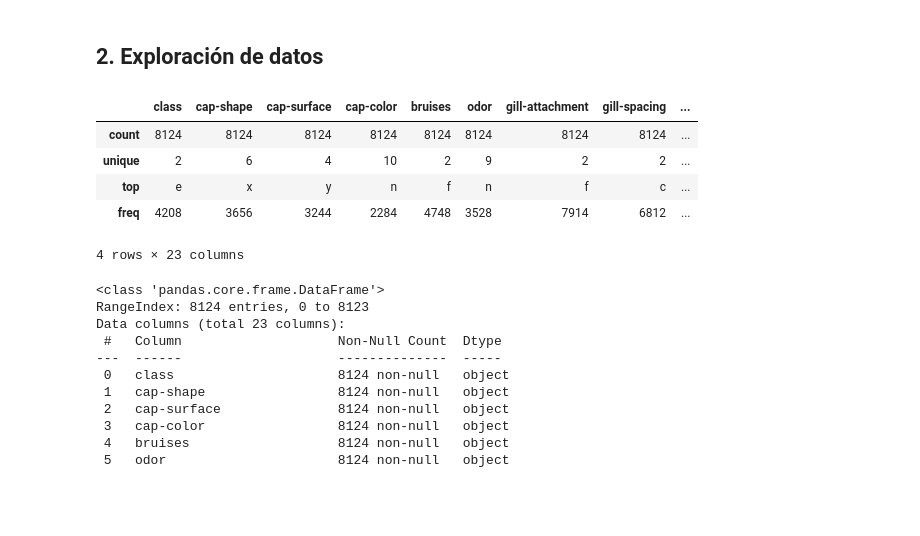
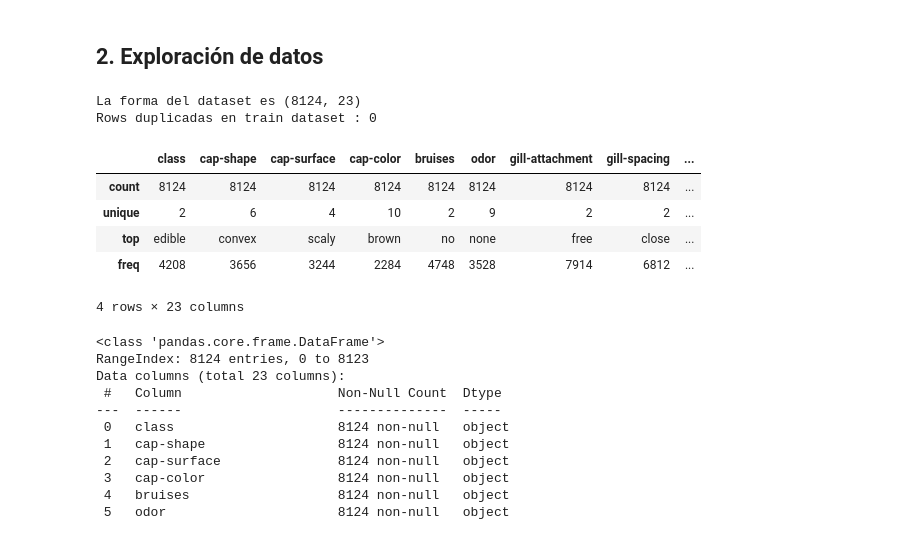
Before and after one commit to fintihlupik/Project-6-Mushrooms, a Jupyter notebook: notebooks/workshop-clustering-pca.ipynb, the cells around one changed output. Drawn from its saved outputs; the diff is of its cells as text; code cells hidden in the pictures; blank space fills up the shorter version.

```diff
--- a/notebooks/workshop-clustering-pca.ipynb
+++ b/notebooks/workshop-clustering-pca.ipynb
@@ -24,7 +24,7 @@ from sklearn.decomposition import PCA
 ## **1. Leer conjunto de datos y primer vistazo**
 # %%
 # Cargamos el dataset de setas
-df = pd.read_csv('../data/mushrooms.csv')
+df = pd.read_csv('mushrooms.csv')
 
 # Visualizamos las primeras filas del dataframe
 df.head()
@@ -38,0 +241,19 @@ df.head()
+# %%
+def decode_feature(value, feature_name):
+    """Decode a feature using the mapping dictionary"""
+    return attribute_mappings[feature_name].get(value, value)
+
+# Transfor all dataframe
+def decode_dataframe(df):
+    df_decoded = df.copy()
+
+    for column in df.columns:
+        if column in attribute_mappings:
+            df_decoded[column] = df_decoded[column].apply(lambda x: decode_feature(x, column))
+    return df_decoded
+
+df_decoded = decode_dataframe(df)
+print(df_decoded.head(5))
+
+df_decoded.to_csv('mushrooms-decoded.csv', index=False)
+print("Decoded data saved to 'mushrooms-decoded.csv'")
@@ -39,13 +294,19 @@ df.head()
 # %% [markdown]
 ## **2. Exploración de datos**
+# %%
+print('La forma del dataset es', df.shape)
+print('Rows duplicadas en train dataset :', df.duplicated().sum() )
+# %% [output]
+La forma del dataset es (8124, 23)
+Rows duplicadas en train dataset : 0
 # %%
 # Descripción del conjunto de datos, estándard.
-df.describe()
+df_decoded.describe()
 # %% [output]
 |  | class | cap-shape | cap-surface | cap-color | bruises | odor | gill-attachment | gill-spacing | ... |
 | count | 8124 | 8124 | 8124 | 8124 | 8124 | 8124 | 8124 | 8124 | ... |
 | unique | 2 | 6 | 4 | 10 | 2 | 9 | 2 | 2 | ... |
-| top | e | x | y | n | f | n | f | c | ... |
+| top | edible | convex | scaly | brown | no | none | free | close | ... |
 | freq | 4208 | 3656 | 3244 | 2284 | 4748 | 3528 | 7914 | 6812 | ... |
 4 rows × 23 columns
 # %%
```
Also changed, not shown: parts of 28 cells of this notebook.
